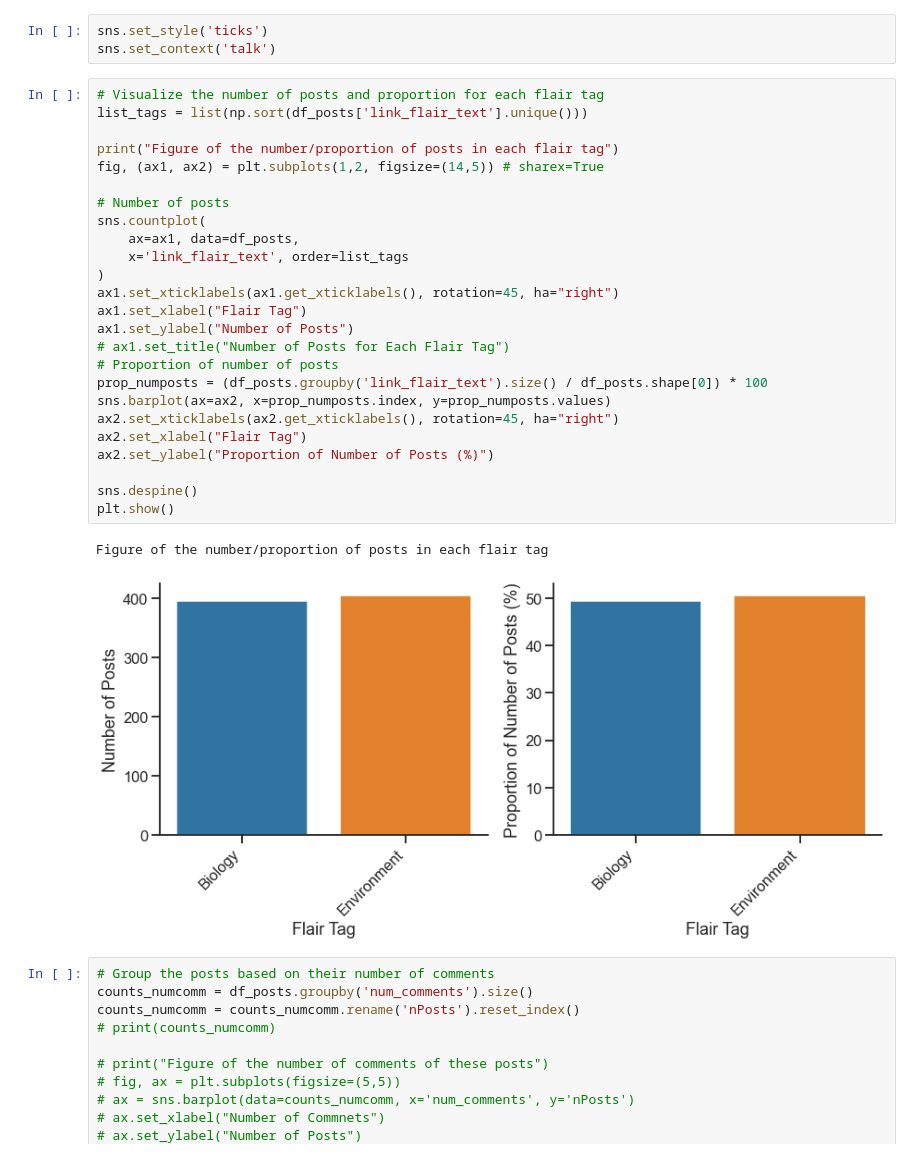
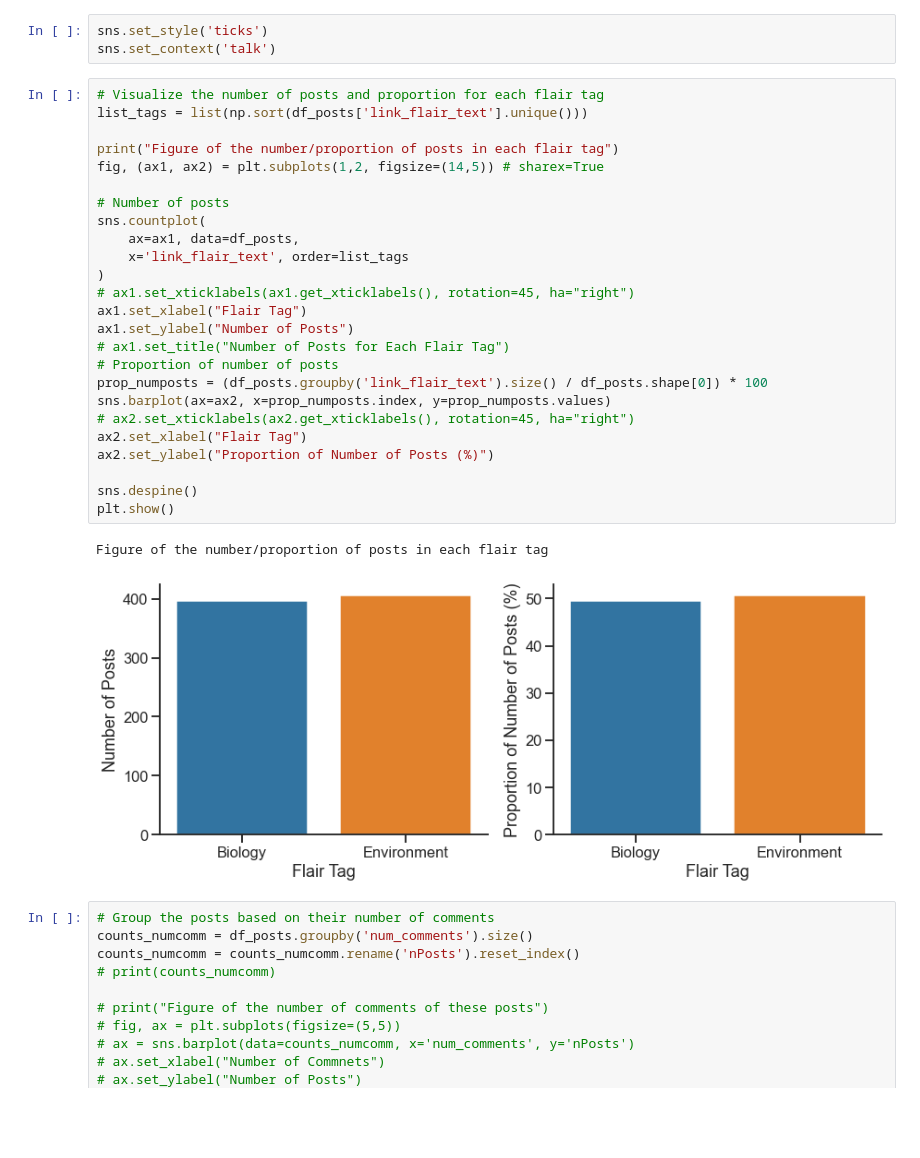
Before and after one commit to yohanyee/brainfeed, a Jupyter notebook: brainfeed/reddit_classification.ipynb, the cells around one changed output. Drawn from its saved outputs; the diff is of its cells as text; blank space fills up the shorter version.

```diff
--- a/brainfeed/reddit_classification.ipynb
+++ b/brainfeed/reddit_classification.ipynb
@@ -213,31 +213,31 @@ sns.set_context('talk')
 # %%
 # Visualize the number of posts and proportion for each flair tag
 list_tags = list(np.sort(df_posts['link_flair_text'].unique()))
 
 print("Figure of the number/proportion of posts in each flair tag")
 fig, (ax1, ax2) = plt.subplots(1,2, figsize=(14,5)) # sharex=True
 
 # Number of posts
 sns.countplot(
     ax=ax1, data=df_posts,
     x='link_flair_text', order=list_tags
 )
-ax1.set_xticklabels(ax1.get_xticklabels(), rotation=45, ha="right")
+# ax1.set_xticklabels(ax1.get_xticklabels(), rotation=45, ha="right")
 ax1.set_xlabel("Flair Tag")
 ax1.set_ylabel("Number of Posts")
 # ax1.set_title("Number of Posts for Each Flair Tag")
 # Proportion of number of posts
 prop_numposts = (df_posts.groupby('link_flair_text').size() / df_posts.shape[0]) * 100
 sns.barplot(ax=ax2, x=prop_numposts.index, y=prop_numposts.values)
-ax2.set_xticklabels(ax2.get_xticklabels(), rotation=45, ha="right")
+# ax2.set_xticklabels(ax2.get_xticklabels(), rotation=45, ha="right")
 ax2.set_xlabel("Flair Tag")
 ax2.set_ylabel("Proportion of Number of Posts (%)")
 
 sns.despine()
 plt.show()
 # %% [output]
 Figure of the number/proportion of posts in each flair tag
-[figure, old version]
+[figure, new version]
 # %%
 # Group the posts based on their number of comments
 counts_numcomm = df_posts.groupby('num_comments').size()
```
